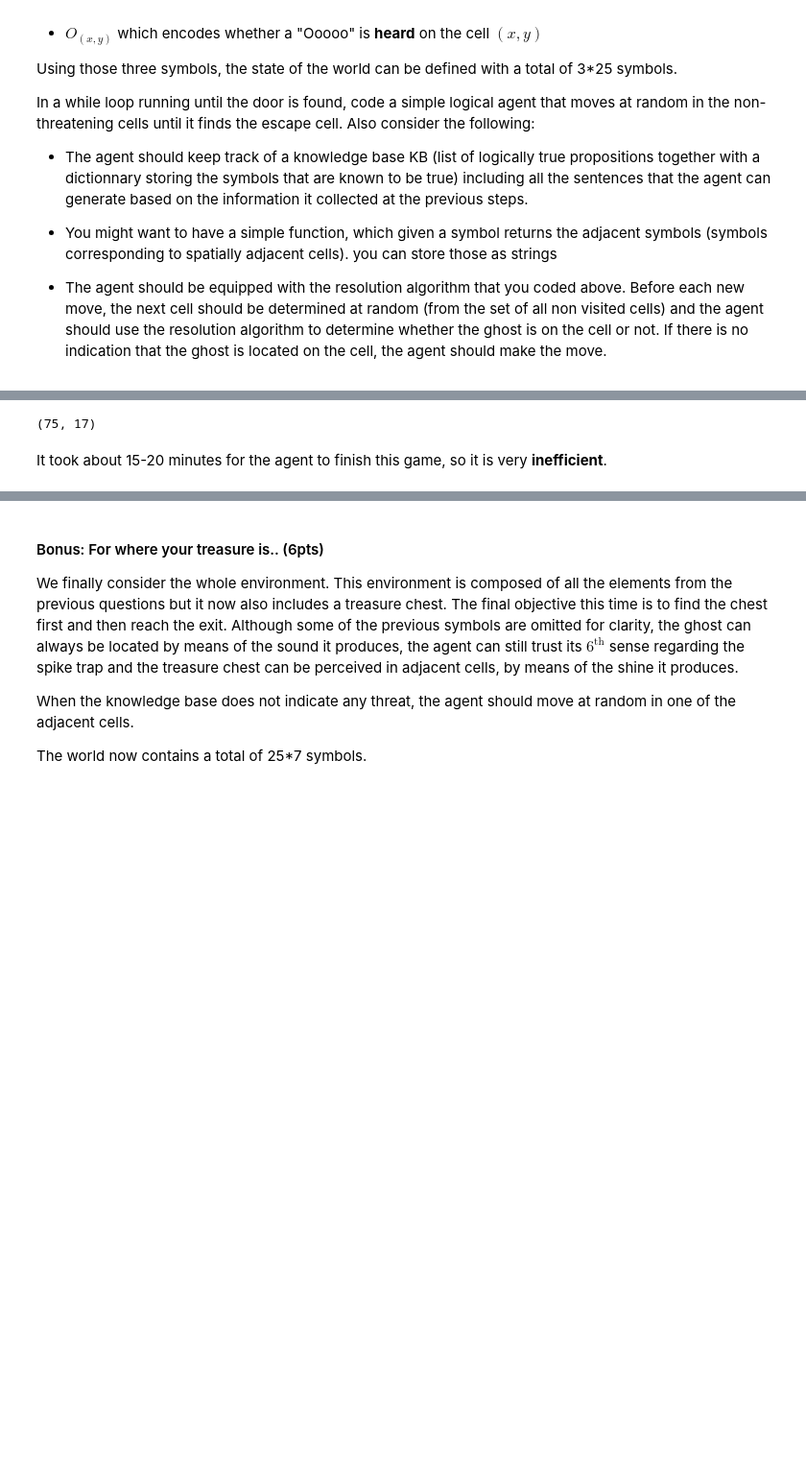
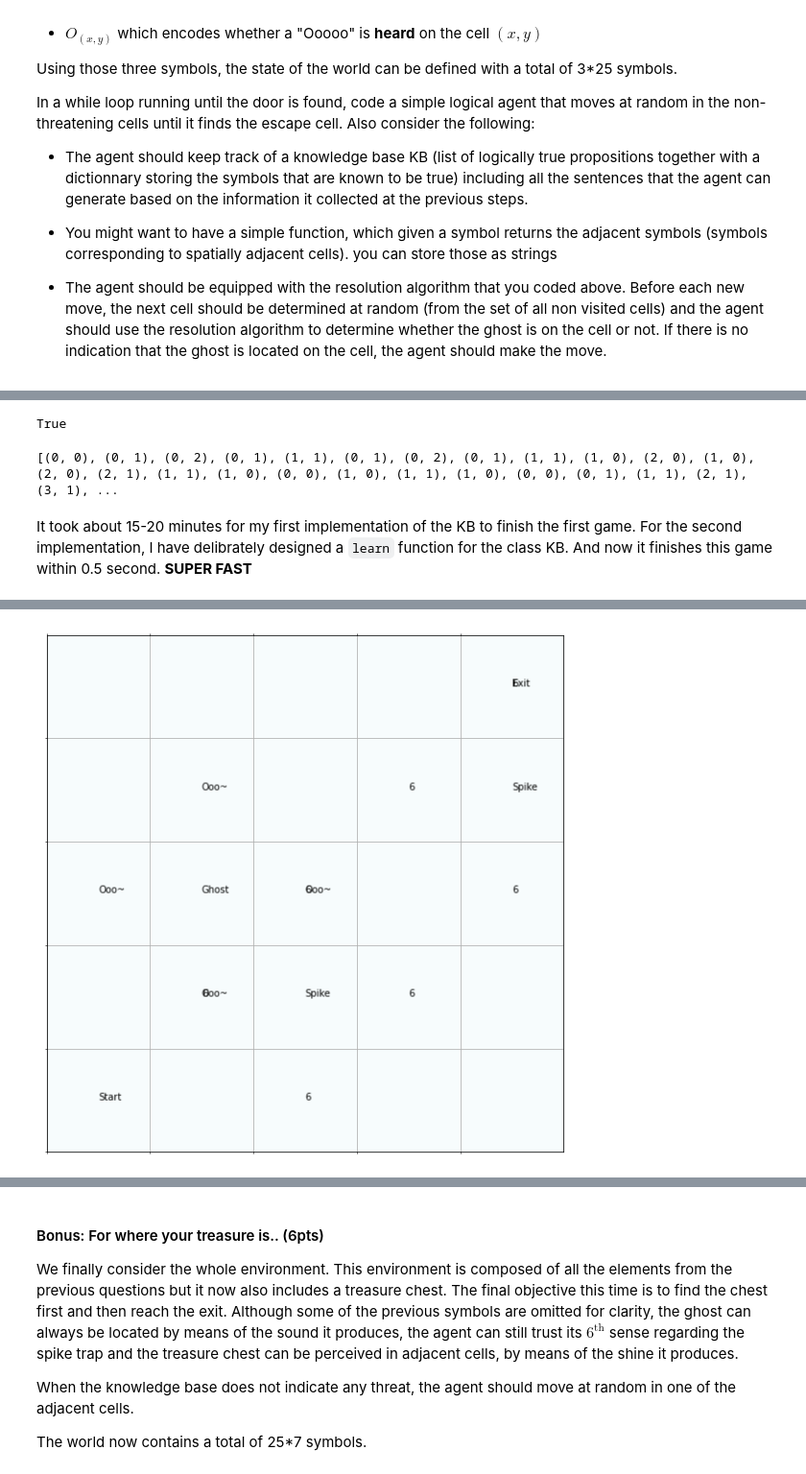
Before and after one commit to WangHaiYang874/Artificial-Intelligence-Fall2021, a Jupyter notebook: Assignments/Assignment3/LogicalAgent.ipynb, the cells around one changed output, grey strips where cells are left out. Shown at 96% size. Cells and saved outputs as stored; diff of their text form; code cells hidden in the pictures; blank space fills up the shorter version.

Commit message:
knowledge base algorithm speed up
It is now accurate and fast.

Previously it took 5minutes to finish a game, now it runs within seconds.

```diff
--- a/Assignments/Assignment3/LogicalAgent.ipynb
+++ b/Assignments/Assignment3/LogicalAgent.ipynb
@@ -719,9 +868,15 @@ game won, reached the exit
-# %%
-len(path), len(set(path))
-# %% [output]
-(75, 17)
-# %% [markdown]
-It took about 15-20 minutes for the agent to finish this game, so it is very **inefficient**.
+# %%
+"~Six_0_2" in KB.records.keys()
+# %% [output]
+True
+# %%
+print(path,sep='  ')
+# %% [output]
+[(0, 0), (0, 1), (0, 2), (0, 1), (1, 1), (0, 1), (0, 2), (0, 1), (1, 1), (1, 0), (2, 0), (1, 0), (2, 0), (2, 1), (1, 1), (1, 0), (0, 0), (1, 0), (1, 1), (1, 0), (0, 0), (0, 1), (1, 1), (2, 1), (3, 1), ...
+# %% [markdown]
+It took about 15-20 minutes for my first implementation of the KB to finish the first game.
+For the second implementation, I have delibrately designed a `learn` function for the class KB. And now it finishes this game within 0.5 second.
+**SUPER FAST**
 # %% [markdown]
 #### Question 5: Getting used to danger.. (6pts)
 
@@ -743 +896,46 @@ worlds[(1,2),(3,4)] = -3
+# %%
+# Environment set up
+
+world = np.zeros((5, 5))
+
+# special positions
+ghosts = [(1, 2)]
+noises = adj_cells_multiple(ghosts)
+
+spikes = [(2,1),(4,3)]
+six_senses = adj_cells_multiple(spikes)
+
+exit = (4, 4)
+start = (0, 0)
+
+# ploting
+fig, ax = plt.subplots(figsize=(10,10))
+ax.matshow(world, cmap=plt.cm.BuGn)
+
+ax.set_xticks(np.arange(world.shape[0])-0.5, minor='true')
+ax.set_yticks(np.arange(world.shape[1])-0.5, minor='true')
+ax.grid(which='minor')
+ax.set_xticks([])
+ax.set_xticklabels([])
+ax.set_yticks([])
+ax.set_yticklabels([])
+plt.xlim((-0.5, world.shape[0]-0.5))
+plt.ylim((-0.5, world.shape[1]-0.5))
+plt.grid()
+
+for g in ghosts:
+    ax.text(*g, 'Ghost')
+for n in noises:
+    ax.text(*n, 'Ooo~')
+
+for s in spikes:
+    ax.text(*s, 'Spike')
+for s in six_senses:
+    ax.text(*s, '6')
+
+ax.text(*exit, 'Exit')
+ax.text(*start,'Start')
+print()
+# %% [output]
+[figure, added]
 # %%
```
Also changed, not shown: parts of 36 cells of this notebook, 1 other file.
